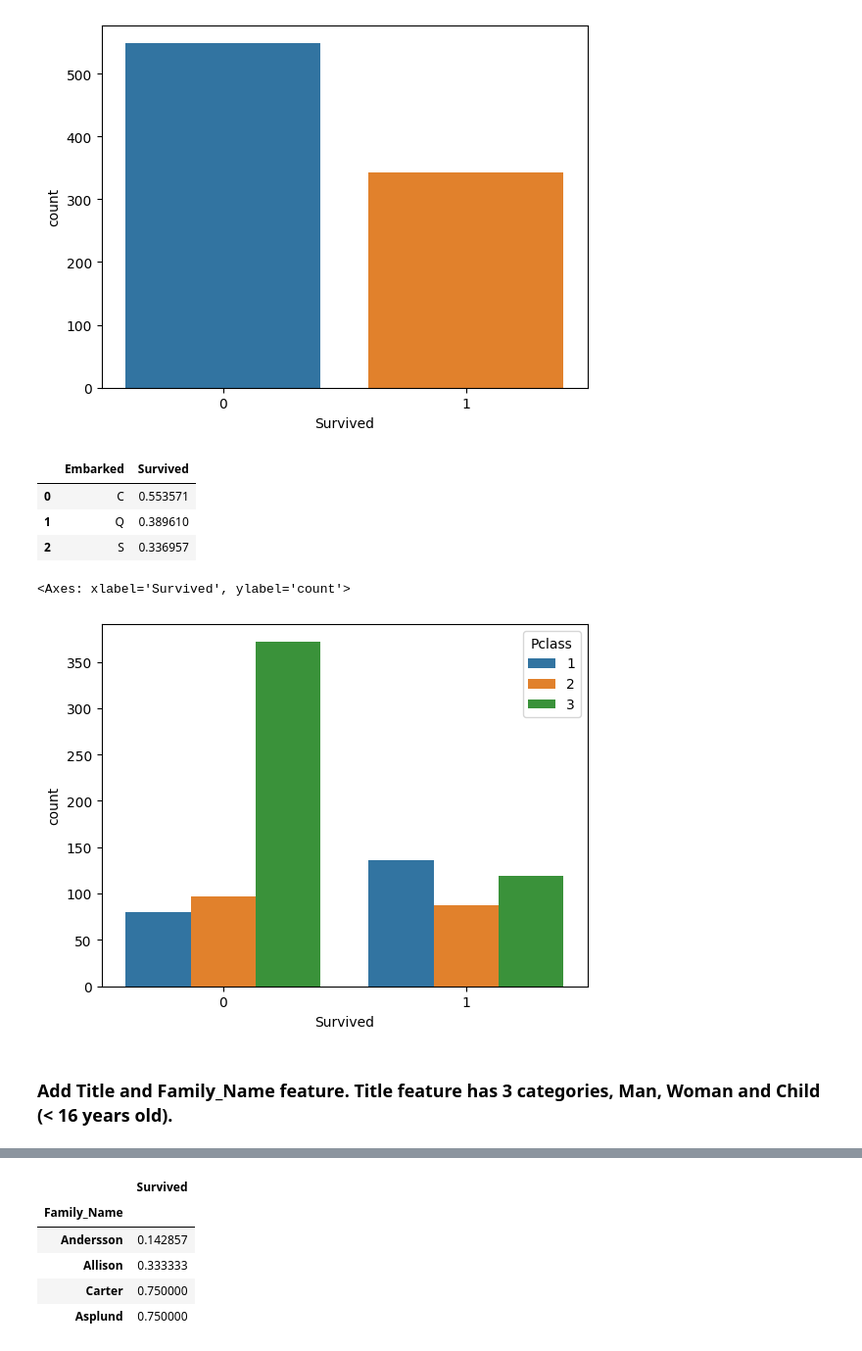
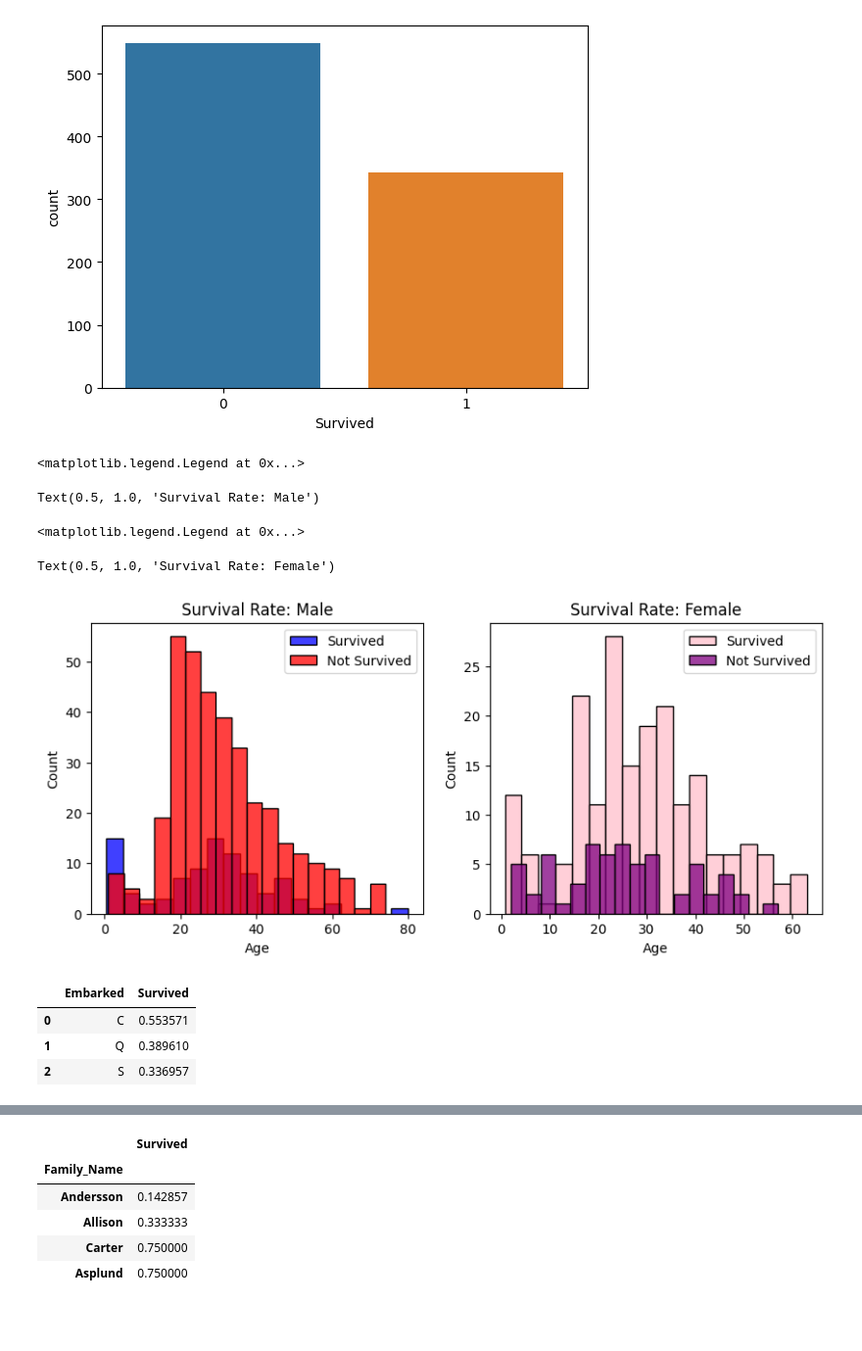
Before and after one commit to withabubaker/Titanic-80861, a Jupyter notebook: titanic.ipynb, the cells around one changed output, grey strips where cells are left out. Shown at 98% size. Saved outputs shown, nothing was run; the diff lists cells and outputs as text; code cells hidden in the pictures; blank space fills up the shorter version.

```diff
--- a/titanic.ipynb
+++ b/titanic.ipynb
@@ -76,0 +67,18 @@ plt.show()
+# %%
+fig, axes = plt.subplots(nrows=1, ncols=2, figsize=(10, 4))
+
+ax = sns.histplot(df_train[(df_train['Sex']== 'male') & (df_train['Survived']==1)]['Age'], bins=18, label='Survived', ax=axes[0], kde=False, color='blue')
+ax = sns.histplot(df_train[(df_train['Sex']== 'male') & (df_train['Survived']==0)]['Age'], bins=18, label='Not Survived', ax=axes[0], kde=False, color='red')
+ax.legend()
+ax.set_title('Survival Rate: Male')
+
+ax = sns.histplot(df_train[(df_train['Sex']== 'female') & (df_train['Survived']==1)]['Age'], bins=18, label='Survived', ax=axes[1], kde=False, color='pink')
+ax = sns.histplot(df_train[(df_train['Sex']== 'female') & (df_train['Survived']==0)]['Age'], bins=18, label='Not Survived', ax=axes[1], kde=False, color='purple')
+ax.legend()
+ax.set_title('Survival Rate: Female')
+# %% [output]
+<matplotlib.legend.Legend at 0x...>
+Text(0.5, 1.0, 'Survival Rate: Male')
+<matplotlib.legend.Legend at 0x...>
+Text(0.5, 1.0, 'Survival Rate: Female')
+[figure, added]
@@ -82,15 +97,4 @@ df_train[['Embarked','Survived']].groupby(['Embarked'], as_index=False).mean().s
 | 0 | C | 0.553571 |
 | 1 | Q | 0.389610 |
 | 2 | S | 0.336957 |
-# %%
-#Survived per Pclass
-sns.countplot(x='Survived',hue="Pclass", data=df_train)
-plt.show()
-
-#The first class twice likely to servive, the lowest class likely to not survive
-# %% [output]
-<Axes: xlabel='Survived', ylabel='count'>
-[figure, removed]
-# %% [markdown]
-### Add Title and Family_Name feature. Title feature has 3 categories, Man, Woman and Child (< 16 years old).
 # %%
```
Also changed, not shown: parts of 26 cells of this notebook.
